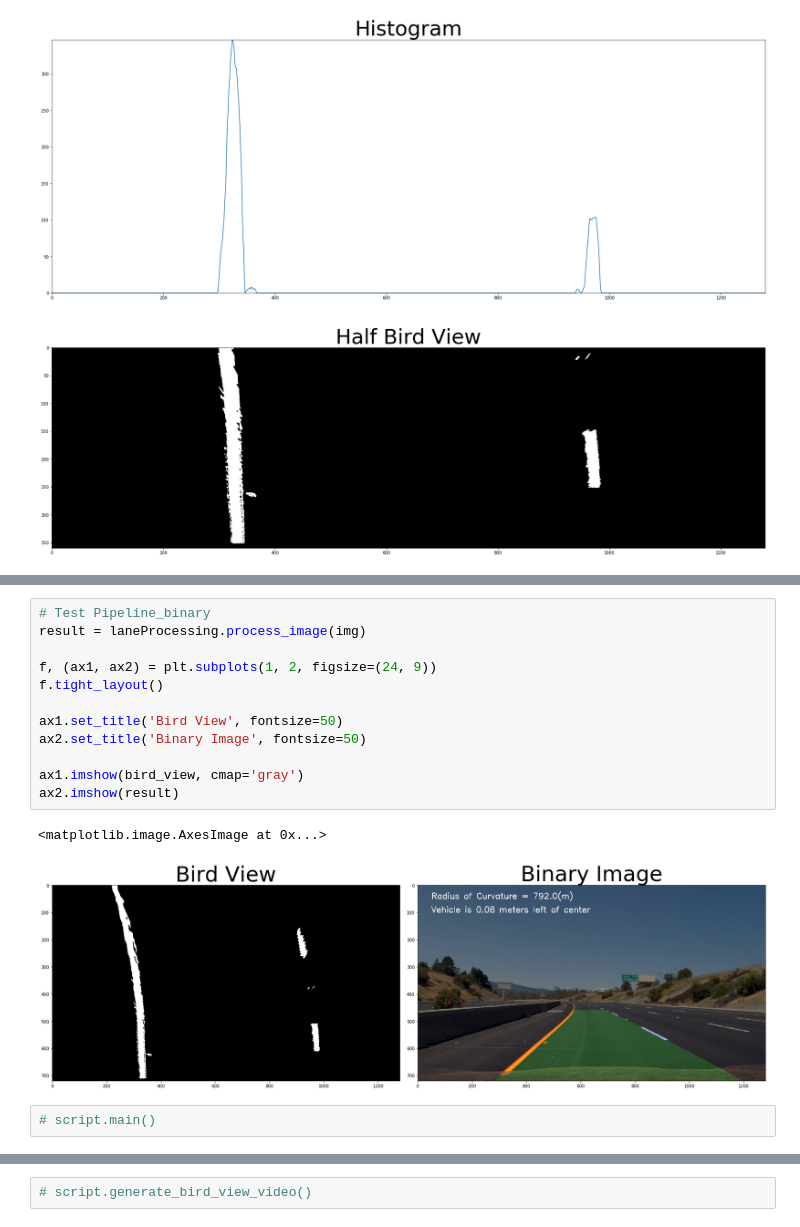
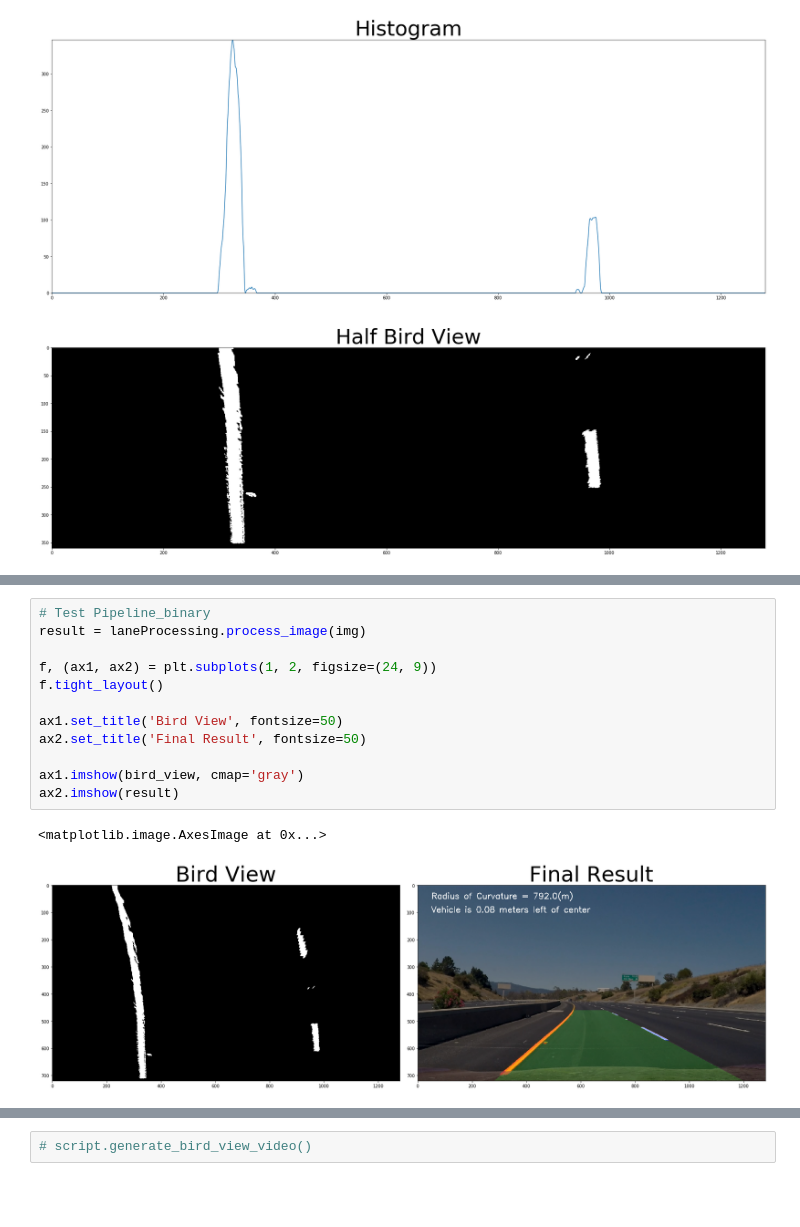
Before and after one commit to aldajo92/Udacity_SDC_Advanced_Lane_Lines, a Jupyter notebook: final_implementation.ipynb, the cells around one changed output, grey strips where cells are left out. Saved outputs shown, nothing was run; the diff lists cells and outputs as text; blank space fills up the shorter version.

```diff
--- a/final_implementation.ipynb
+++ b/final_implementation.ipynb
@@ -147,17 +160,15 @@ plt.subplots_adjust(left=0., right=1, top=2, bottom=0.)
 # %%
 # Test Pipeline_binary
 result = laneProcessing.process_image(img)
 
 f, (ax1, ax2) = plt.subplots(1, 2, figsize=(24, 9))
 f.tight_layout()
 
 ax1.set_title('Bird View', fontsize=50)
-ax2.set_title('Binary Image', fontsize=50)
+ax2.set_title('Final Result', fontsize=50)
 
 ax1.imshow(bird_view, cmap='gray')
 ax2.imshow(result)
 # %% [output]
 <matplotlib.image.AxesImage at 0x...>
-[figure, old version]
+[figure, new version]
-# %%
-# script.main()
```
Also changed, not shown: parts of 2 cells of this notebook, 3 other files.
